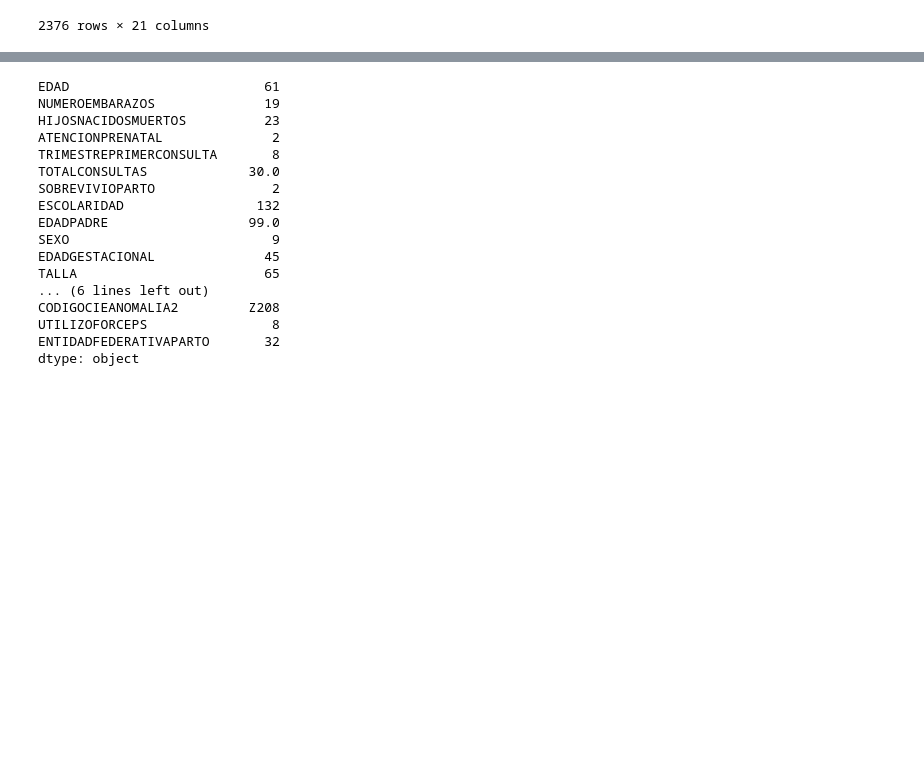
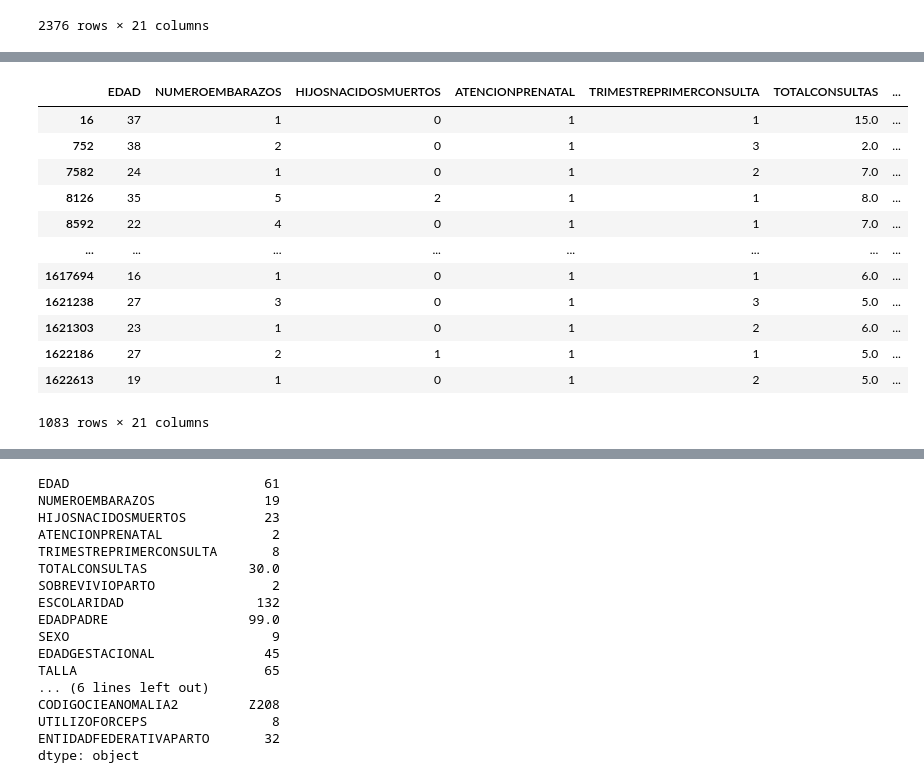
Before and after one commit to tlacloc/analisis-defunciones-nacimientos-2022, a Jupyter notebook: Analisis_Nacimientos.ipynb, the cells around one changed output, grey strips where cells are left out. Drawn from its saved outputs; the diff is of its cells as text; code cells hidden in the pictures; blank space fills up the shorter version.

```diff
--- a/Analisis_Nacimientos.ipynb
+++ b/Analisis_Nacimientos.ipynb
@@ -335,0 +338,18 @@ primer_anomalia_mc_df
+# %%
+mc_2_df = mc_df[mc_df.CODIGOCIEANOMALIA1 != '0000']
+mc_2_df = mc_2_df[mc_2_df.CODIGOCIEANOMALIA2 != '0000']
+mc_2_df
+# %% [output]
+|  | EDAD | NUMEROEMBARAZOS | HIJOSNACIDOSMUERTOS | ATENCIONPRENATAL | TRIMESTREPRIMERCONSULTA | TOTALCONSULTAS | ... |
+| 16 | 37 | 1 | 0 | 1 | 1 | 15.0 | ... |
+| 752 | 38 | 2 | 0 | 1 | 3 | 2.0 | ... |
+| 7582 | 24 | 1 | 0 | 1 | 2 | 7.0 | ... |
+| 8126 | 35 | 5 | 2 | 1 | 1 | 8.0 | ... |
+| 8592 | 22 | 4 | 0 | 1 | 1 | 7.0 | ... |
+| ... | ... | ... | ... | ... | ... | ... | ... |
+| 1617694 | 16 | 1 | 0 | 1 | 1 | 6.0 | ... |
+| 1621238 | 27 | 3 | 0 | 1 | 3 | 5.0 | ... |
+| 1621303 | 23 | 1 | 0 | 1 | 2 | 6.0 | ... |
+| 1622186 | 27 | 2 | 1 | 1 | 1 | 5.0 | ... |
+| 1622613 | 19 | 1 | 0 | 1 | 2 | 5.0 | ... |
+1083 rows × 21 columns
```
Also changed, not shown: parts of 28 cells of this notebook.
